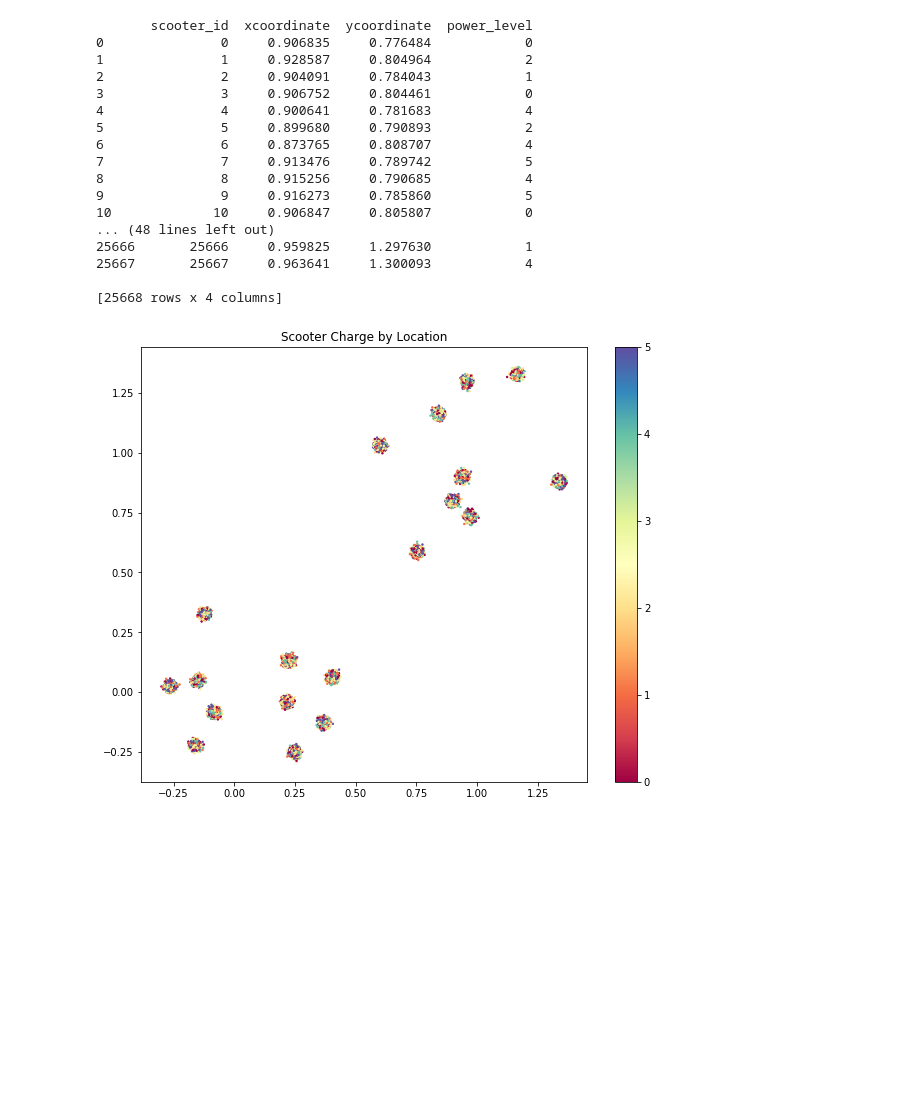
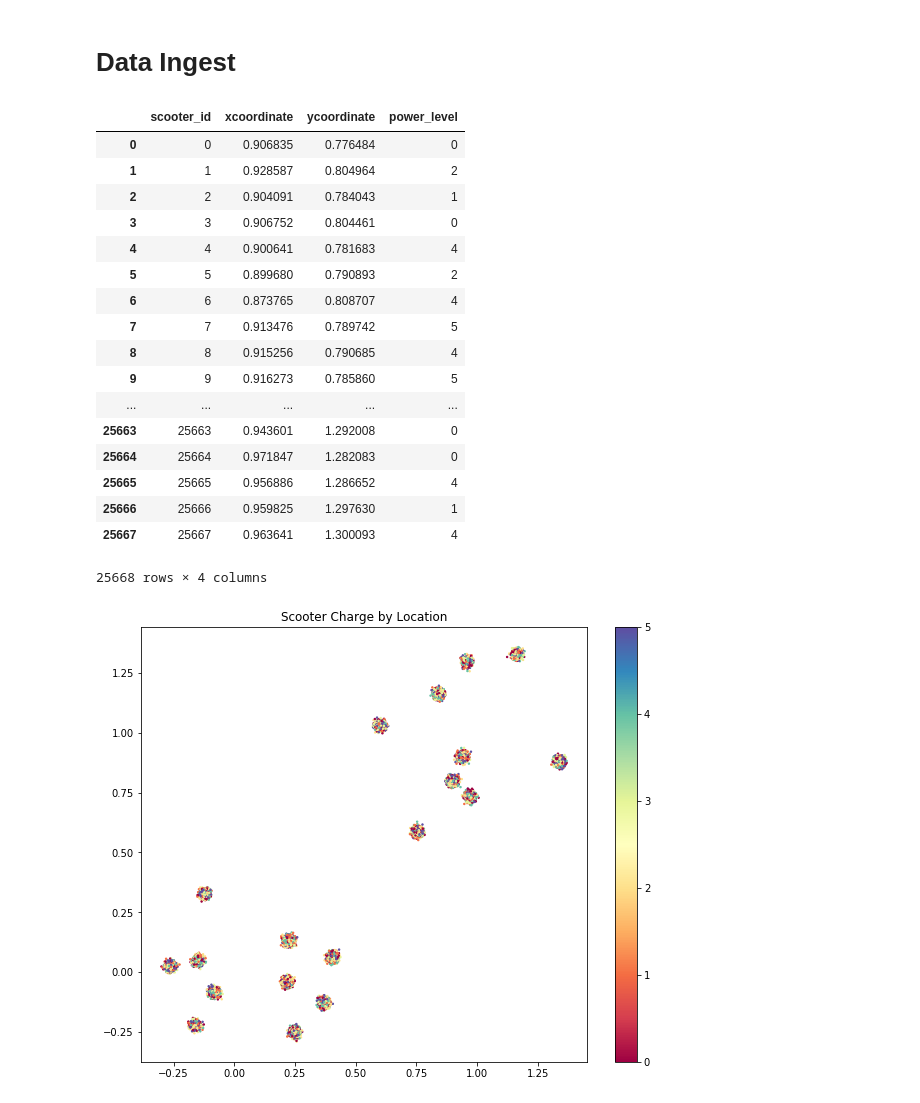
Before and after one commit to bkshrader/xtern-data-science-work-sample, a Jupyter notebook: worksample.ipynb, the cells around one changed output. Drawn from its saved outputs; the diff is of its cells as text; code cells hidden in the pictures; blank space fills up the shorter version.

```diff
--- a/worksample.ipynb
+++ b/worksample.ipynb
@@ -5,25 +6,28 @@ import matplotlib.pyplot as plt
 from sklearn.cluster import KMeans
+# %% [markdown]
+# Data Ingest
 # %%
 scooter_data = pd.read_csv("2019-XTern- Work Sample Assessment Data Science-DS.csv")
-print(scooter_data)
+display(scooter_data)
 # %% [output]
+|  | scooter_id | xcoordinate | ycoordinate | power_level |
+| 0 | 0 | 0.906835 | 0.776484 | 0 |
+| 1 | 1 | 0.928587 | 0.804964 | 2 |
+| 2 | 2 | 0.904091 | 0.784043 | 1 |
+| 3 | 3 | 0.906752 | 0.804461 | 0 |
+| 4 | 4 | 0.900641 | 0.781683 | 4 |
+| 5 | 5 | 0.899680 | 0.790893 | 2 |
+| 6 | 6 | 0.873765 | 0.808707 | 4 |
+| 7 | 7 | 0.913476 | 0.789742 | 5 |
+| 8 | 8 | 0.915256 | 0.790685 | 4 |
+| 9 | 9 | 0.916273 | 0.785860 | 5 |
+| ... | ... | ... | ... | ... |
+| 25663 | 25663 | 0.943601 | 1.292008 | 0 |
+| 25664 | 25664 | 0.971847 | 1.282083 | 0 |
+| 25665 | 25665 | 0.956886 | 1.286652 | 4 |
+| 25666 | 25666 | 0.959825 | 1.297630 | 1 |
+| 25667 | 25667 | 0.963641 | 1.300093 | 4 |
-       scooter_id  xcoordinate  ycoordinate  power_level
-0               0     0.906835     0.776484            0
-1               1     0.928587     0.804964            2
-2               2     0.904091     0.784043            1
-3               3     0.906752     0.804461            0
-4               4     0.900641     0.781683            4
-5               5     0.899680     0.790893            2
-6               6     0.873765     0.808707            4
-7               7     0.913476     0.789742            5
-8               8     0.915256     0.790685            4
-9               9     0.916273     0.785860            5
-10             10     0.906847     0.805807            0
-... (48 lines left out)
-25666       25666     0.959825     1.297630            1
-25667       25667     0.963641     1.300093            4
-
-[25668 rows x 4 columns]
+25668 rows × 4 columns
 # %%
 fig = plt.figure(figsize=(10, 8))
 plt.title("Scooter Charge by Location")
```
Also changed, not shown: parts of 5 cells of this notebook.
